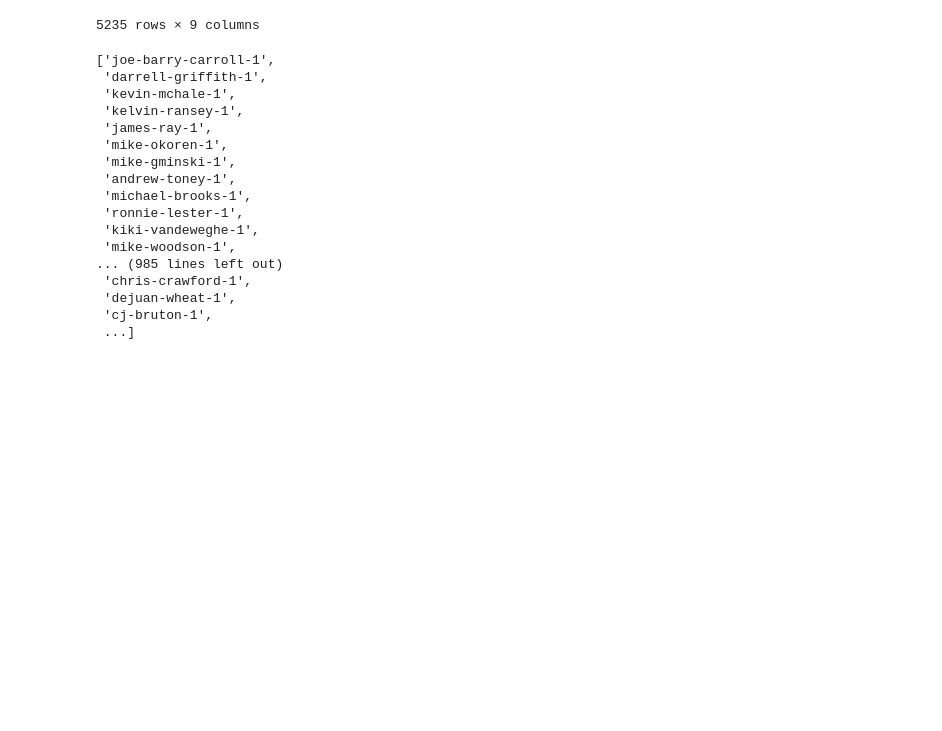
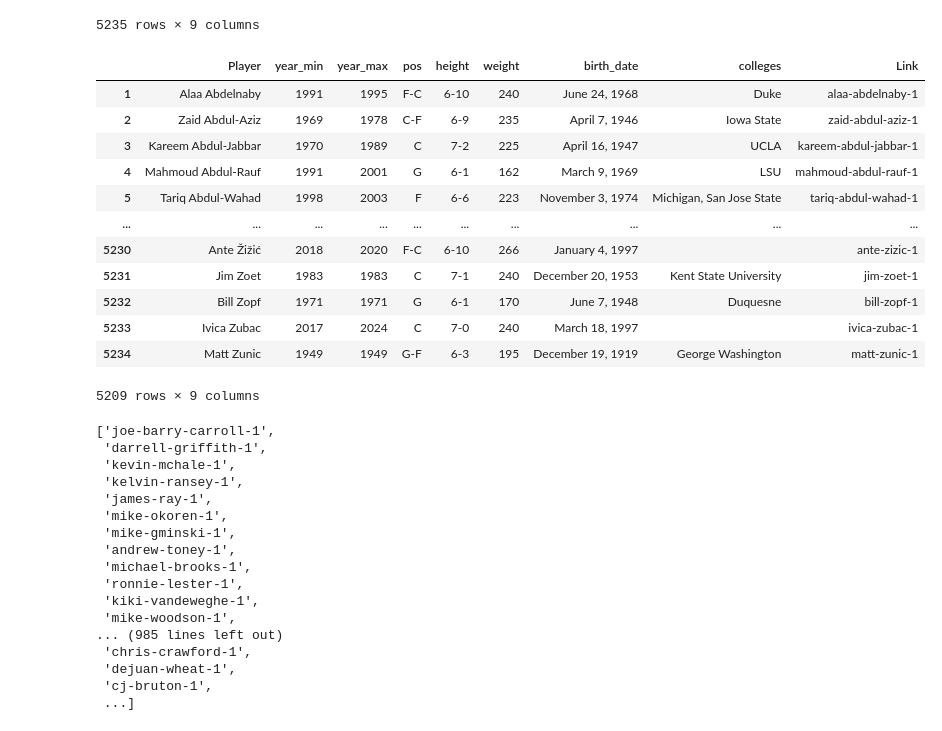
Before and after one commit to fedelosio99/Nba_Draft_Coder, a Jupyter notebook: Draft_,_NBA_and_College_Stats_web_scrapping.ipynb, the cells around one changed output. Saved outputs shown, nothing was run; the diff lists cells and outputs as text; code cells hidden in the pictures; blank space fills up the shorter version.

```diff
--- a/Draft_,_NBA_and_College_Stats_web_scrapping.ipynb
+++ b/Draft_,_NBA_and_College_Stats_web_scrapping.ipynb
@@ -484,3 +485,19 @@ Player_info
+# %%
+Player_info
+# %% [output]
+|  | Player | year_min | year_max | pos | height | weight | birth_date | colleges | Link |
+| 1 | Alaa Abdelnaby | 1991 | 1995 | F-C | 6-10 | 240 | June 24, 1968 | Duke | alaa-abdelnaby-1 |
+| 2 | Zaid Abdul-Aziz | 1969 | 1978 | C-F | 6-9 | 235 | April 7, 1946 | Iowa State | zaid-abdul-aziz-1 |
+| 3 | Kareem Abdul-Jabbar | 1970 | 1989 | C | 7-2 | 225 | April 16, 1947 | UCLA | kareem-abdul-jabbar-1 |
+| 4 | Mahmoud Abdul-Rauf | 1991 | 2001 | G | 6-1 | 162 | March 9, 1969 | LSU | mahmoud-abdul-rauf-1 |
+| 5 | Tariq Abdul-Wahad | 1998 | 2003 | F | 6-6 | 223 | November 3, 1974 | Michigan, San Jose State | tariq-abdul-wahad-1 |
+| ... | ... | ... | ... | ... | ... | ... | ... | ... | ... |
+| 5230 | Ante Žižić | 2018 | 2020 | F-C | 6-10 | 266 | January 4, 1997 |  | ante-zizic-1 |
+| 5231 | Jim Zoet | 1983 | 1983 | C | 7-1 | 240 | December 20, 1953 | Kent State University | jim-zoet-1 |
+| 5232 | Bill Zopf | 1971 | 1971 | G | 6-1 | 170 | June 7, 1948 | Duquesne | bill-zopf-1 |
+| 5233 | Ivica Zubac | 2017 | 2024 | C | 7-0 | 240 | March 18, 1997 |  | ivica-zubac-1 |
+| 5234 | Matt Zunic | 1949 | 1949 | G-F | 6-3 | 195 | December 19, 1919 | George Washington | matt-zunic-1 |
+5209 rows × 9 columns
 # %%
 player_links # for the iteration of the college stats
 # %% [output]
```
Also changed, not shown: parts of 4 cells of this notebook.
